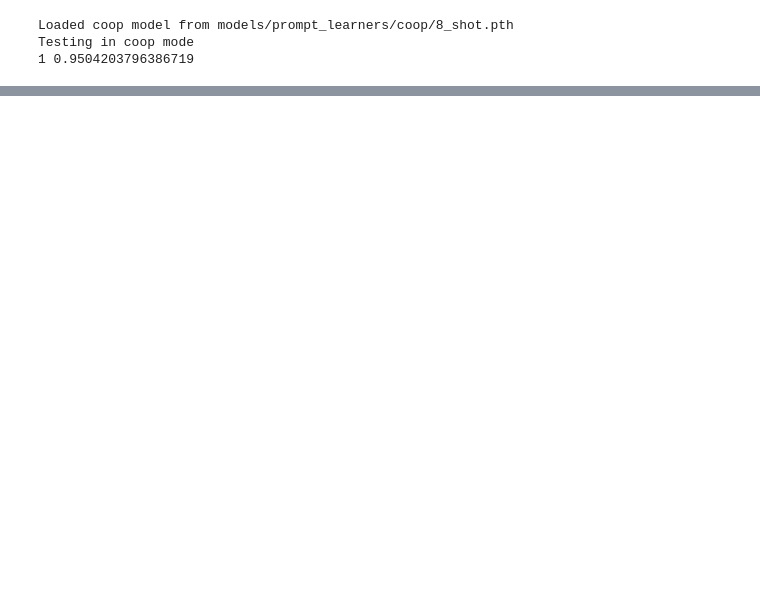
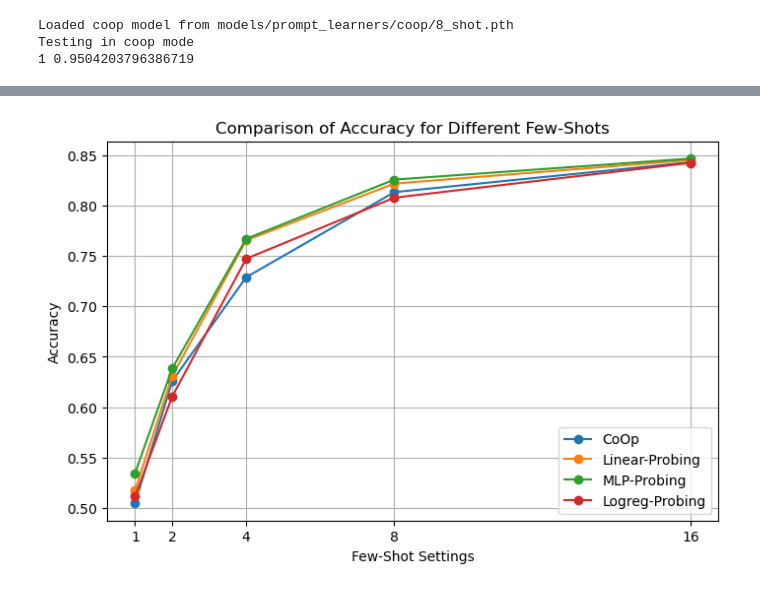
Before and after one commit to andrea-zoccante/land-classification-project, a Jupyter notebook: customCLIP_demo.ipynb, the cells around one changed output, grey strips where cells are left out. Drawn from its saved outputs; the diff is of its cells as text; code cells hidden in the pictures; blank space fills up the shorter version.

```diff
--- a/customCLIP_demo.ipynb
+++ b/customCLIP_demo.ipynb
@@ -125,0 +116,35 @@ def classifiers_accuracies(mode):
+# %%
+few_shot_settings = [1, 2, 4, 8, 16]
+
+# Load results into a dictionary
+accuracy_per_class = {}
+
+for few_shot in few_shot_settings:
+    coop_results_df = pd.read_csv(f"results/coop/{few_shot}-shot")
+    linear_results_df = pd.read_csv(f"results/classifiers/linear_probe/{few_shot}-shot")
+    mlp_results_df = pd.read_csv(f"results/classifiers/mlp_probe/{few_shot}-shot")
+    logreg_results_df = pd.read_csv(f"results/classifiers/logreg_probe/{few_shot}-shot")
+
+    accuracy_per_class[few_shot] = [coop_results_df.accuracy.mean(), linear_results_df.accuracy.mean(), mlp_results_df.accuracy.mean(), logreg_results_df.accuracy.mean()]
+
+# Extracting keys and values for plotting
+x = list(accuracy_per_class.keys())
+y_values = list(zip(*accuracy_per_class.values()))  # Transposing the values to separate the two series
+
+# Create the plot
+plt.figure(figsize=(8, 5))
+plt.plot(x, y_values[0], label="CoOp", marker='o')
+plt.plot(x, y_values[1], label="Linear-Probing", marker='o')
+plt.plot(x, y_values[2], label="MLP-Probing", marker='o')
+plt.plot(x, y_values[3], label="Logreg-Probing", marker='o')
+
+plt.xlabel("Few-Shot Settings")
+plt.ylabel("Accuracy")
+plt.title("Comparison of Accuracy for Different Few-Shots")
+plt.legend()
+plt.grid(True)
+plt.xticks(x)
+
+plt.show()
+# %% [output]
+[figure, added]
```
Also changed, not shown: parts of 13 cells of this notebook, 15 other files.
